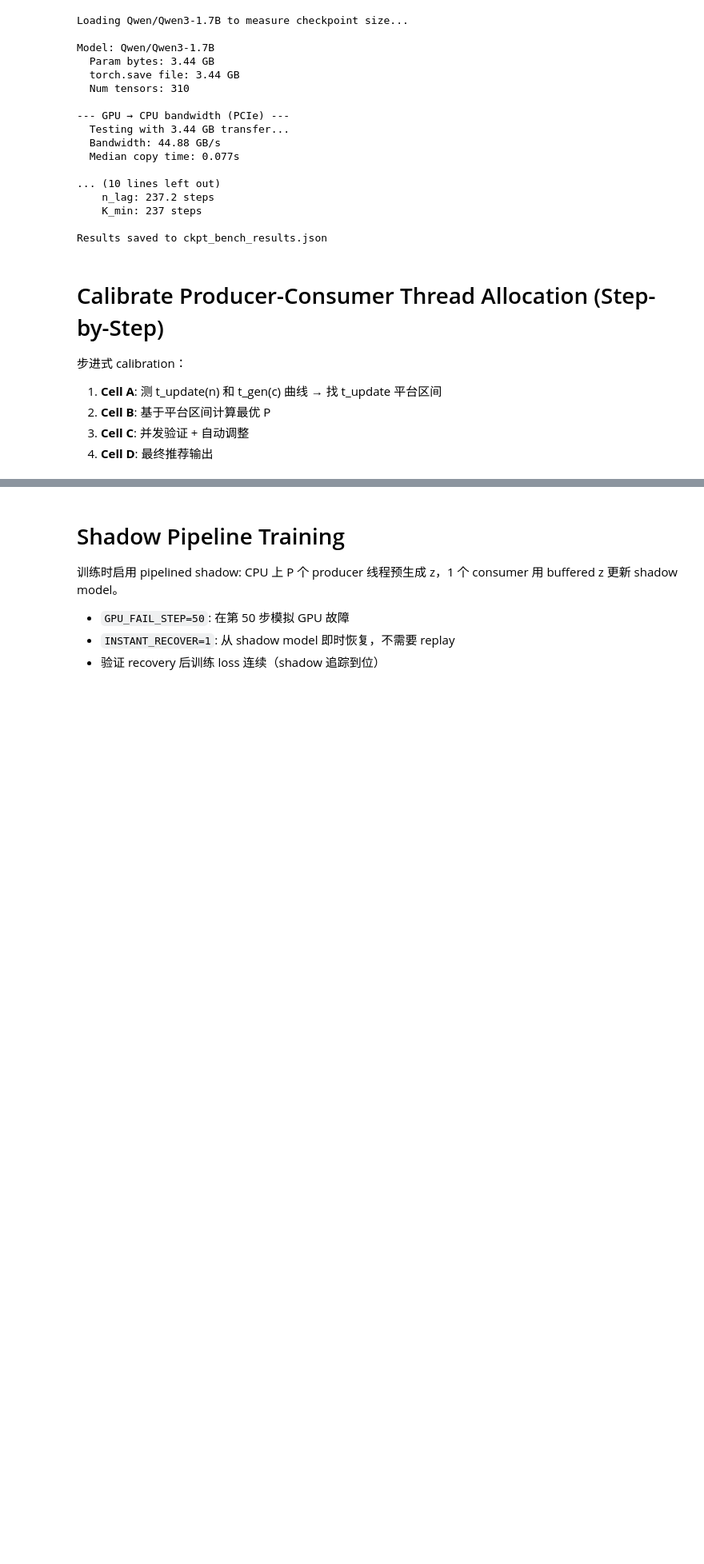
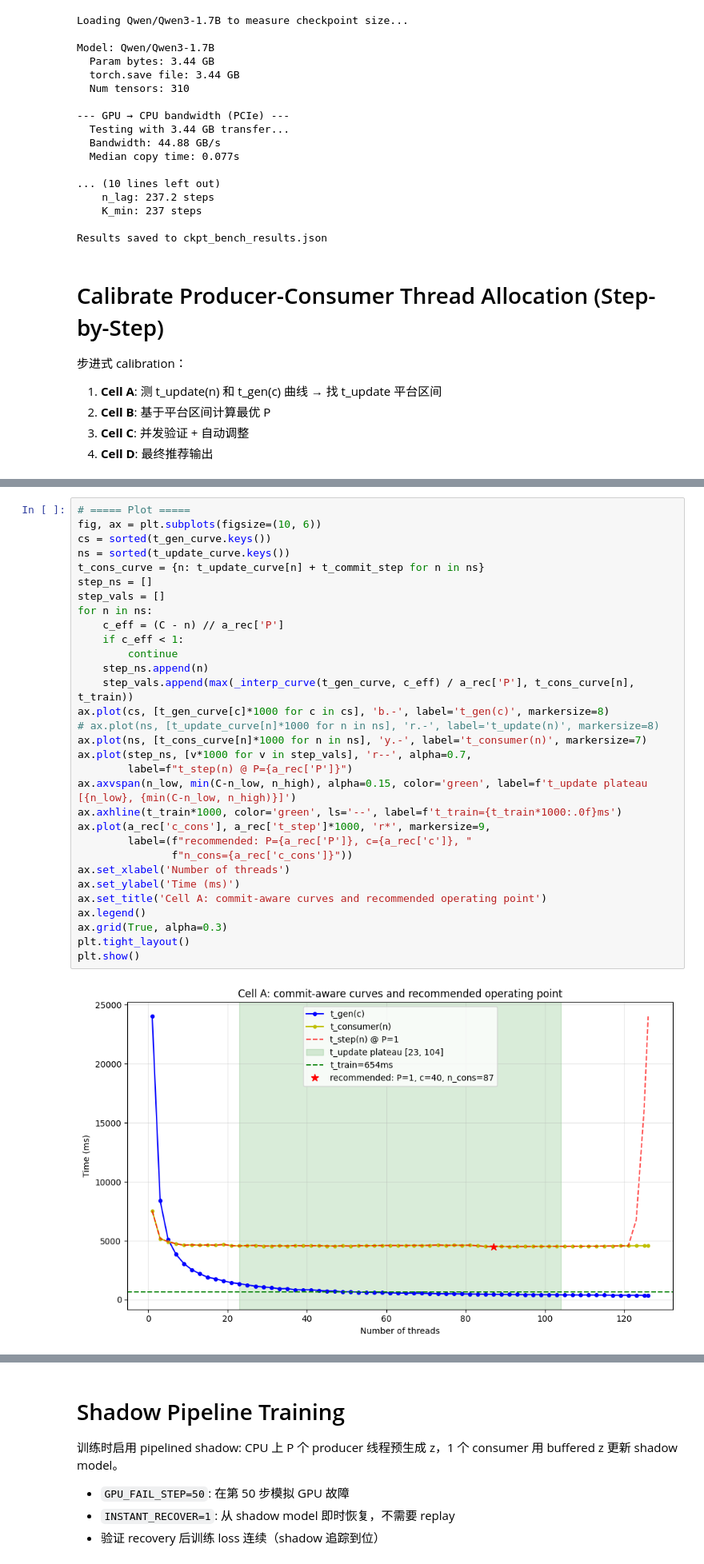
Before and after one commit to SunMinqiu/NonStopZO2, a Jupyter notebook: experiments/Non_stop_ZO.ipynb, the cells around one changed output, grey strips where cells are left out. Shown at 80% size. Cells and saved outputs as stored; diff of their text form; blank space fills up the shorter version.

```diff
--- a/experiments/Non_stop_ZO.ipynb
+++ b/experiments/Non_stop_ZO.ipynb
@@ -498 +662,34 @@ t_update plateau: n=[29, 126], t_min=890.8ms (threshold: ±10%)
+# %%
+# ===== Plot =====
+fig, ax = plt.subplots(figsize=(10, 6))
+cs = sorted(t_gen_curve.keys())
+ns = sorted(t_update_curve.keys())
+t_cons_curve = {n: t_update_curve[n] + t_commit_step for n in ns}
+step_ns = []
+step_vals = []
+for n in ns:
+    c_eff = (C - n) // a_rec['P']
+    if c_eff < 1:
+        continue
+    step_ns.append(n)
+    step_vals.append(max(_interp_curve(t_gen_curve, c_eff) / a_rec['P'], t_cons_curve[n], t_train))
+ax.plot(cs, [t_gen_curve[c]*1000 for c in cs], 'b.-', label='t_gen(c)', markersize=8)
+# ax.plot(ns, [t_update_curve[n]*1000 for n in ns], 'r.-', label='t_update(n)', markersize=8)
+ax.plot(ns, [t_cons_curve[n]*1000 for n in ns], 'y.-', label='t_consumer(n)', markersize=7)
+ax.plot(step_ns, [v*1000 for v in step_vals], 'r--', alpha=0.7,
+        label=f"t_step(n) @ P={a_rec['P']}")
+ax.axvspan(n_low, min(C-n_low, n_high), alpha=0.15, color='green', label=f't_update plateau [{n_low}, {min(C-n_low, n_high)}]')
+ax.axhline(t_train*1000, color='green', ls='--', label=f't_train={t_train*1000:.0f}ms')
+ax.plot(a_rec['c_cons'], a_rec['t_step']*1000, 'r*', markersize=9,
+        label=(f"recommended: P={a_rec['P']}, c={a_rec['c']}, "
+               f"n_cons={a_rec['c_cons']}"))
+ax.set_xlabel('Number of threads')
+ax.set_ylabel('Time (ms)')
+ax.set_title('Cell A: commit-aware curves and recommended operating point')
+ax.legend()
+ax.grid(True, alpha=0.3)
+plt.tight_layout()
+plt.show()
+# %% [output]
+[figure, added]
 # %%
```
Also changed, not shown: parts of 34 cells of this notebook, 25 other files.
